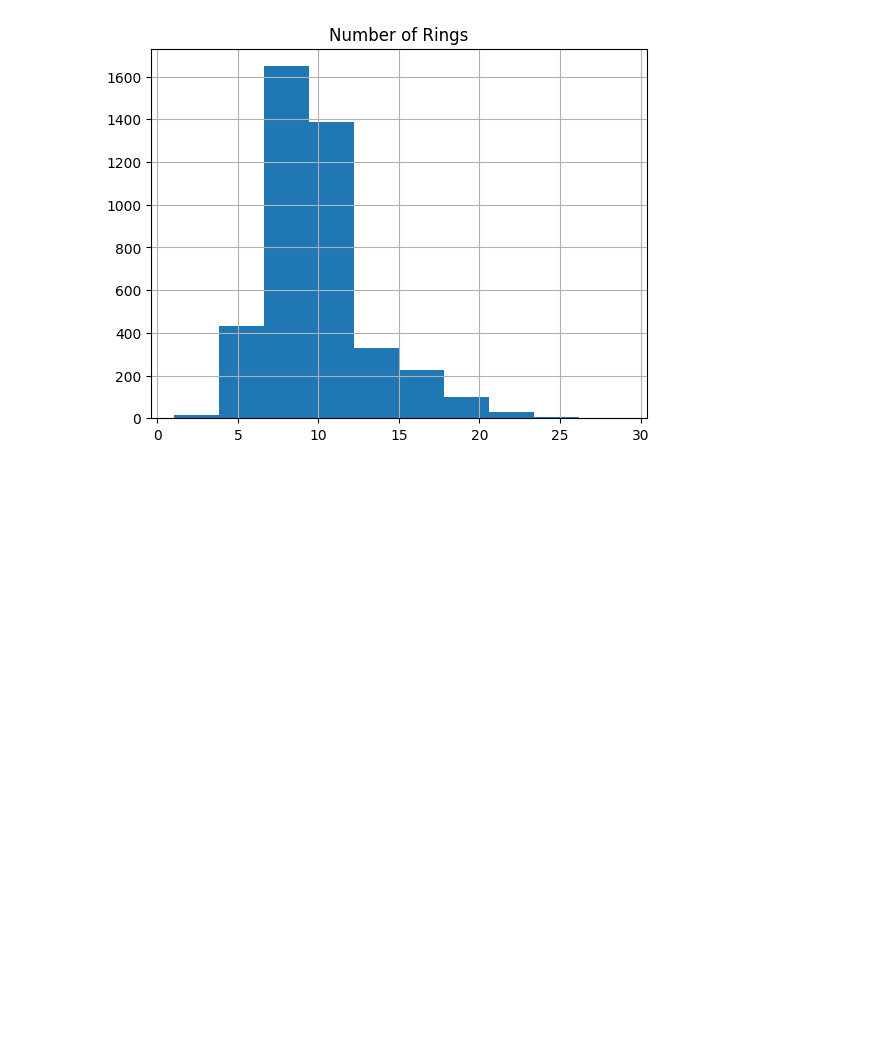
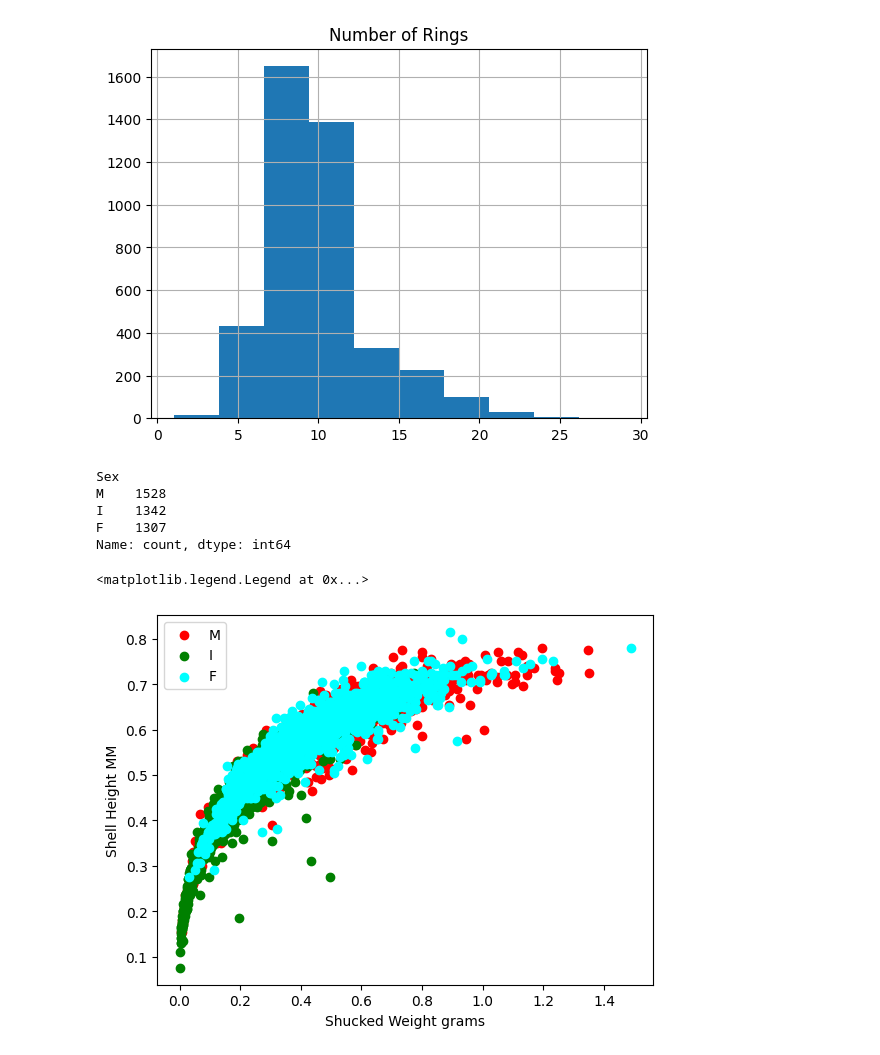
Before and after one commit to Emmet-Devaney/Abalone-Dataset-Analysis, a Jupyter notebook: abalone.ipynb, the cells around one changed output. Cells and saved outputs as stored; diff of their text form; code cells hidden in the pictures; blank space fills up the shorter version.

```diff
--- a/abalone.ipynb
+++ b/abalone.ipynb
@@ -113,3 +113,24 @@ plt.title('Number of Rings')
 # %% [output]
 Text(0.5, 1.0, 'Number of Rings')
 [figure]
+# %%
+df['Sex'].value_counts()
+# %% [output]
+Sex
+M    1528
+I    1342
+F    1307
+Name: count, dtype: int64
+# %%
+colors = ['red', 'green', 'cyan']
+sex = ['M','I','F']
+# %%
+for i in range(3):
+    x = df[df['Sex'] == sex[i]]
+    plt.scatter(x['ShuckedWeightgrams'], x['ShellLengthmm'], c = colors[i], label=sex[i])
+plt.xlabel("Shucked Weight grams")
+plt.ylabel("Shell Height MM")
+plt.legend()
+# %% [output]
+<matplotlib.legend.Legend at 0x...>
+[figure, added]
```
